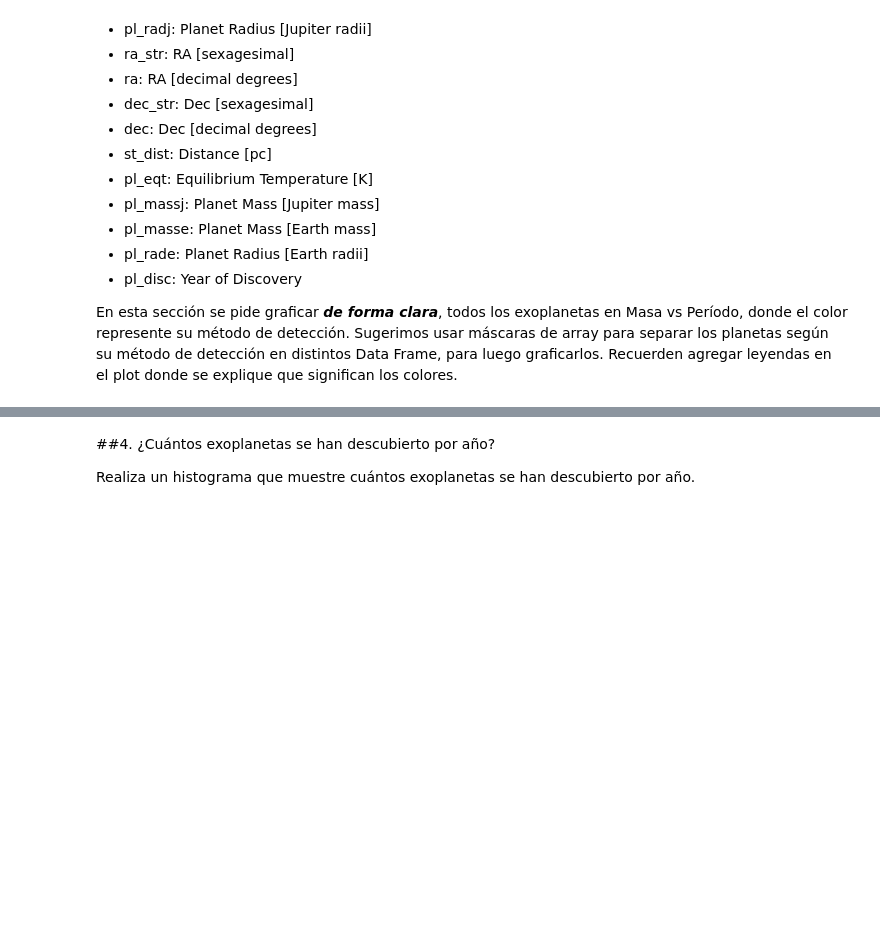
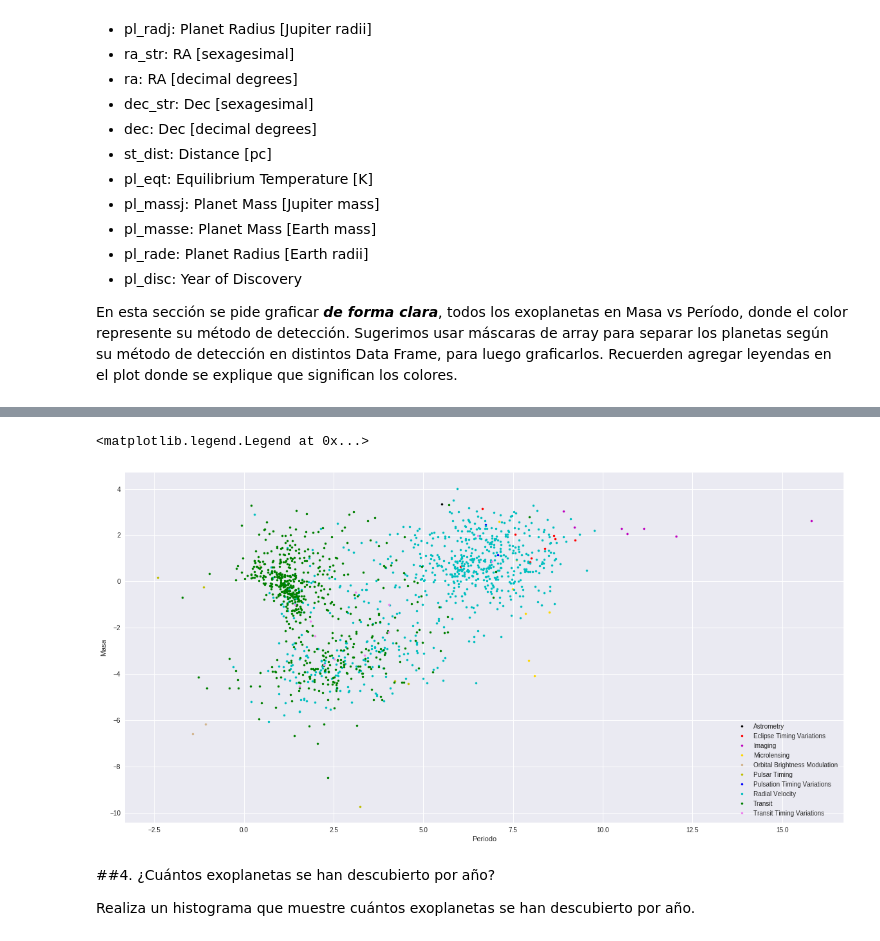
Before and after one commit to diegocorderoa/minitarea3, a Jupyter notebook: minitarea3.ipynb, the cells around one changed output, grey strips where cells are left out. Saved outputs shown, nothing was run; the diff lists cells and outputs as text; code cells hidden in the pictures; blank space fills up the shorter version.

```diff
--- a/minitarea3.ipynb
+++ b/minitarea3.ipynb
@@ -193,0 +186,33 @@ planetas = pd.read_csv(archivo, comment="#")
+# %%
+# Importamos Pandas y cargamos el archivo planets.csv
+import pandas as pd
+
+archivo = download_file('https://raw.githubusercontent.com/piacortes/astroclases/master/planets.csv?token=AXWBlnRlbOADXAfY-qtBxFJQ3SugzCucks5cpBbnwA%3D%3D')
+planetas = pd.read_csv(archivo, comment="#")
+a = planetas[planetas['pl_discmethod']=='Astrometry']
+b = planetas[planetas['pl_discmethod']=='Eclipse Timing Variations']
+c = planetas[planetas['pl_discmethod']=='Imaging']
+d = planetas[planetas['pl_discmethod']=='Microlensing']
+e = planetas[planetas['pl_discmethod']=='Orbital Brightness Modulation']
+f = planetas[planetas['pl_discmethod']=='Pulsar Timing']
+g = planetas[planetas['pl_discmethod']=='Pulsation Timing Variations']
+h = planetas[planetas['pl_discmethod']=='Radial Velocity']
+i = planetas[planetas['pl_discmethod']=='Transit']
+j = planetas[planetas['pl_discmethod']=='Transit Timing Variations']
+# Graficar plot
+plt.figure(figsize=(20,10))
+
+plt.xlabel("Periodo")
+plt.ylabel("Masa")
+plt.plot(np.log(a["pl_orbper"]),np.log(a["pl_bmassj"]), ".", color='k', label='Astrometry')
+plt.plot(np.log(b["pl_orbper"]),np.log(b["pl_bmassj"]), ".", color='r',label='Eclipse Timing Variations')
+plt.plot(np.log(c["pl_orbper"]),np.log(c["pl_bmassj"]), ".", color='m',label='Imaging')
+plt.plot(np.log(d["pl_orbper"]),np.log(d["pl_bmassj"]), ".", color='gold',label='Microlensing')
+plt.plot(np.log(e["pl_orbper"]),np.log(e["pl_bmassj"]), ".", color='tan',label='Orbital Brightness Modulation')
+plt.plot(np.log(f["pl_orbper"]),np.log(f["pl_bmassj"]), ".", color='y',label='Pulsar Timing')
+plt.plot(np.log(g["pl_orbper"]),np.log(g["pl_bmassj"]), ".", color='b',label='Pulsation Timing Variations')
+plt.plot(np.log(h["pl_orbper"]),np.log(h["pl_bmassj"]), ".", color='c',label='Radial Velocity')
+plt.plot(np.log(i["pl_orbper"]),np.log(i["pl_bmassj"]), ".", color='g',label='Transit')
+plt.plot(np.log(j["pl_orbper"]),np.log(j["pl_bmassj"]), ".", color='violet',label='Transit Timing Variations')
+plt.legend()
+# %% [output]
@@ -194,3 +220,5 @@ planetas = pd.read_csv(archivo, comment="#")
+<matplotlib.legend.Legend at 0x...>
+[figure, added]
 # %% [markdown]
 ##4. ¿Cuántos exoplanetas se han descubierto por año?
 
```
Also changed, not shown: parts of 2 cells of this notebook.
